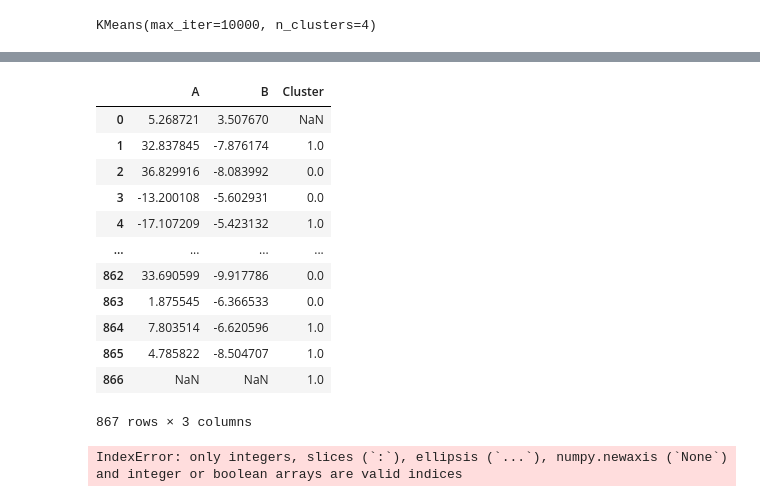
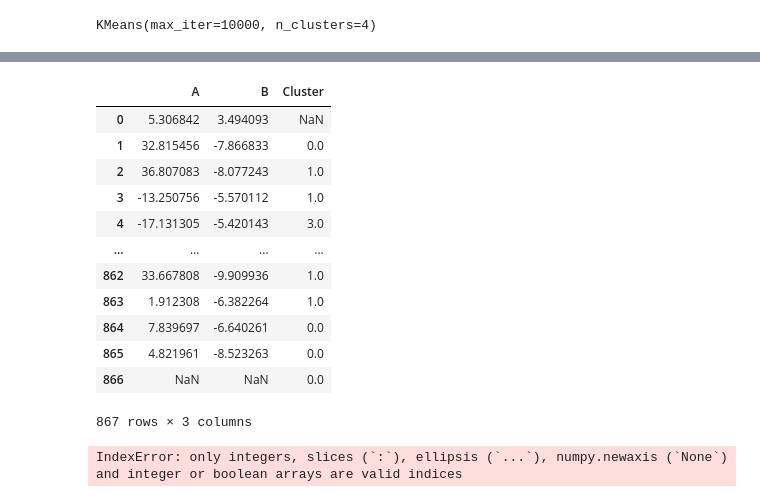
Before and after one commit to stevenq9/Proyecto_IA, a Jupyter notebook: proyecto.ipynb, the cells around one changed output, grey strips where cells are left out. Cells and saved outputs as stored; diff of their text form; code cells hidden in the pictures.

```diff
--- a/proyecto.ipynb
+++ b/proyecto.ipynb
@@ -9,6 +9,8 @@ from sklearn.decomposition import PCA
 # %%
 pacientes = pd.read_csv('dataFinal.csv', sep=';', header=None)
 pacientes = pacientes[1:]
+pacientesOriginales =  pd.read_csv('dataFinal.csv', sep=';', header=None)
+pacientesOriginales = pacientesOriginales[1:]
 pacientes.head()
 # %% [output]
 |  | 0 | 1 | 2 | 3 | 4 | 5 | 6 | 7 | 8 | 9 | 10 | ... |
@@ -22,10 +24,11 @@ pacientes.head()
 for x in range(len(pacientes.columns)):
     for i in range(len(pacientes[1])):
         pacientes.iloc[i,x] = pacientes.iloc[i,x].lower()
+        pacientesOriginales.iloc[i,x] = pacientesOriginales.iloc[i,x].lower()
+
 #mostrar valores unicos
 for i in range(len(pacientes.columns)):
     print(f'Columna {i}: {pacientes[i].unique()}')
-pacientesOriginales = pacientes
 # %% [output]
 Columna 0: ['mujer' 'hombre']
 Columna 1: ['heterosexual' 'no aplica' 'lesbiana' 'gay' 'no sabe/no responde'
@@ -95,8 +123,8 @@ pacientes.describe()
 # %%
 #busqueda de cantidad optima de clusters
 clusters = []
-for i in range(1,18):#maximo analizar con 11 clusters
-    kmeans = KMeans(n_clusters = i, max_iter = 10000)
+for i in range(1,11):#maximo analizar con 11 clusters
+    kmeans = KMeans(n_clusters = i, max_iter = 1000000)
     kmeans.fit(pacientes)
     clusters.append(kmeans.inertia_)
 # %%
@@ -137,22 +151,22 @@ pacientesOriginales.head(20)
 # %%
 pca = PCA(n_components=2)
-pca_pacientes = pca.fit_transform(pacientes)
+pca_pacientes = pca.fit_transform(pacientesOriginales)
 pca_pacientes_df = pd.DataFrame(data = pca_pacientes, columns = ['A','B'])
 pca_nombres = pd.concat([pca_pacientes_df, pacientes[['Cluster']]], axis=1)
 pca_nombres
 # %% [output]
 |  | A | B | Cluster |
-| 0 | 5.268721 | 3.507670 | NaN |
-| 1 | 32.837845 | -7.876174 | 1.0 |
-| 2 | 36.829916 | -8.083992 | 0.0 |
-| 3 | -13.200108 | -5.602931 | 0.0 |
-| 4 | -17.107209 | -5.423132 | 1.0 |
+| 0 | 5.306842 | 3.494093 | NaN |
+| 1 | 32.815456 | -7.866833 | 0.0 |
+| 2 | 36.807083 | -8.077243 | 1.0 |
+| 3 | -13.250756 | -5.570112 | 1.0 |
+| 4 | -17.131305 | -5.420143 | 3.0 |
 | ... | ... | ... | ... |
-| 862 | 33.690599 | -9.917786 | 0.0 |
-| 863 | 1.875545 | -6.366533 | 0.0 |
-| 864 | 7.803514 | -6.620596 | 1.0 |
-| 865 | 4.785822 | -8.504707 | 1.0 |
-| 866 | NaN | NaN | 1.0 |
+| 862 | 33.667808 | -9.909936 | 1.0 |
+| 863 | 1.912308 | -6.382264 | 1.0 |
+| 864 | 7.839697 | -6.640261 | 0.0 |
+| 865 | 4.821961 | -8.523263 | 0.0 |
+| 866 | NaN | NaN | 0.0 |
 867 rows × 3 columns
 # %%
 fig = plt.figure(figsize = (10,10))
```
Also changed, not shown: parts of 9 cells of this notebook, 4 other files.
